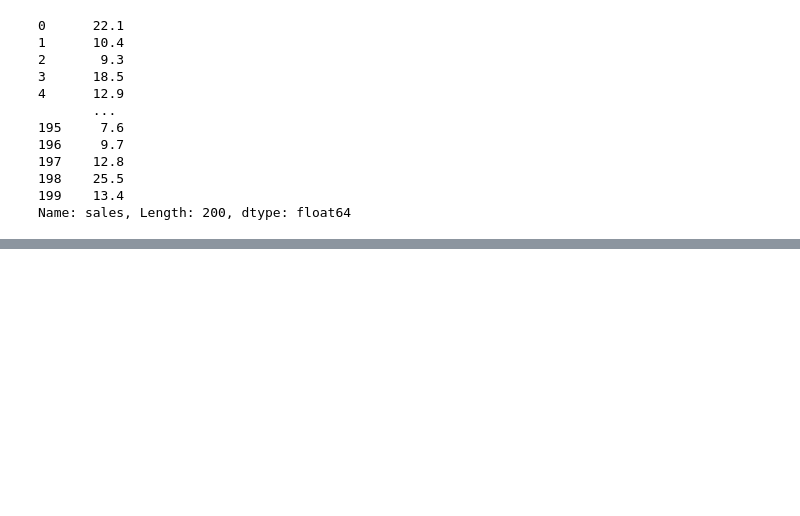
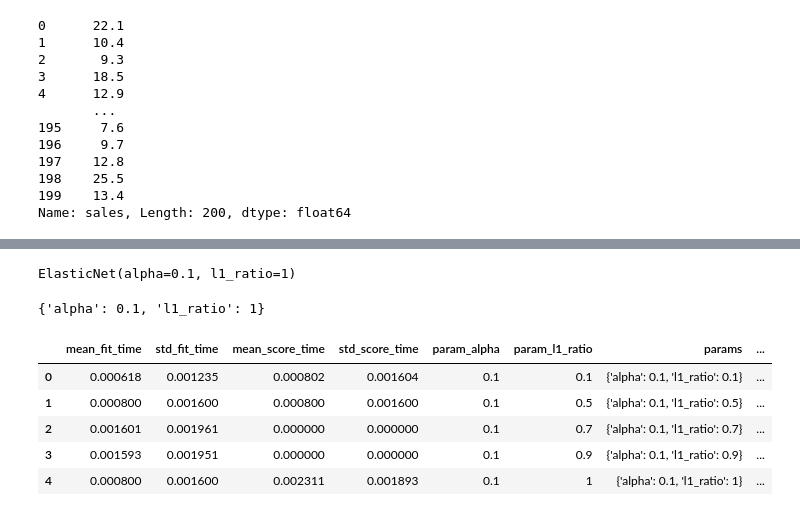
Before and after one commit to Sheiphan/ML_Live-, a Jupyter notebook: Cross Validation/CV_test.ipynb, the cells around one changed output, grey strips where cells are left out. Saved outputs shown, nothing was run; the diff lists cells and outputs as text; code cells hidden in the pictures; blank space fills up the shorter version.

```diff
--- a/Cross Validation/CV_test.ipynb
+++ b/Cross Validation/CV_test.ipynb
@@ -89,0 +296,4 @@ RMSE
+# %%
+base_elastic_model = ElasticNet()
+# %%
+param_frid = {'alpha' : [0.1, 1, 10 ,100], 'l1_ratio' : [0.1, 0.5, 0.7, 0.9, 1]}
@@ -89,0 +302,7 @@ RMSE
+# %%
+grid_model = GridSearchCV(estimator = base_elastic_model, param_grid= param_frid,
+                          scoring='neg_mean_squared_error',cv=5, verbose =5)
+
+# verbose just give more information
+# %%
+grid_model.fit(X_train,y_train)
@@ -89,0 +331,17 @@ RMSE
+# %%
+grid_model.best_estimator_
+# %% [output]
+ElasticNet(alpha=0.1, l1_ratio=1)
+# %%
+grid_model.best_params_
+# %% [output]
+{'alpha': 0.1, 'l1_ratio': 1}
+# %%
+pd.DataFrame(grid_model.cv_results_).head()
+# %% [output]
+|  | mean_fit_time | std_fit_time | mean_score_time | std_score_time | param_alpha | param_l1_ratio | params | ... |
+| 0 | 0.000618 | 0.001235 | 0.000802 | 0.001604 | 0.1 | 0.1 | {'alpha': 0.1, 'l1_ratio': 0.1} | ... |
+| 1 | 0.000800 | 0.001600 | 0.000800 | 0.001600 | 0.1 | 0.5 | {'alpha': 0.1, 'l1_ratio': 0.5} | ... |
+| 2 | 0.001601 | 0.001961 | 0.000000 | 0.000000 | 0.1 | 0.7 | {'alpha': 0.1, 'l1_ratio': 0.7} | ... |
+| 3 | 0.001593 | 0.001951 | 0.000000 | 0.000000 | 0.1 | 0.9 | {'alpha': 0.1, 'l1_ratio': 0.9} | ... |
+| 4 | 0.000800 | 0.001600 | 0.002311 | 0.001893 | 0.1 | 1 | {'alpha': 0.1, 'l1_ratio': 1} | ... |
```
Also changed, not shown: parts of 56 cells of this notebook, 2 other files.
